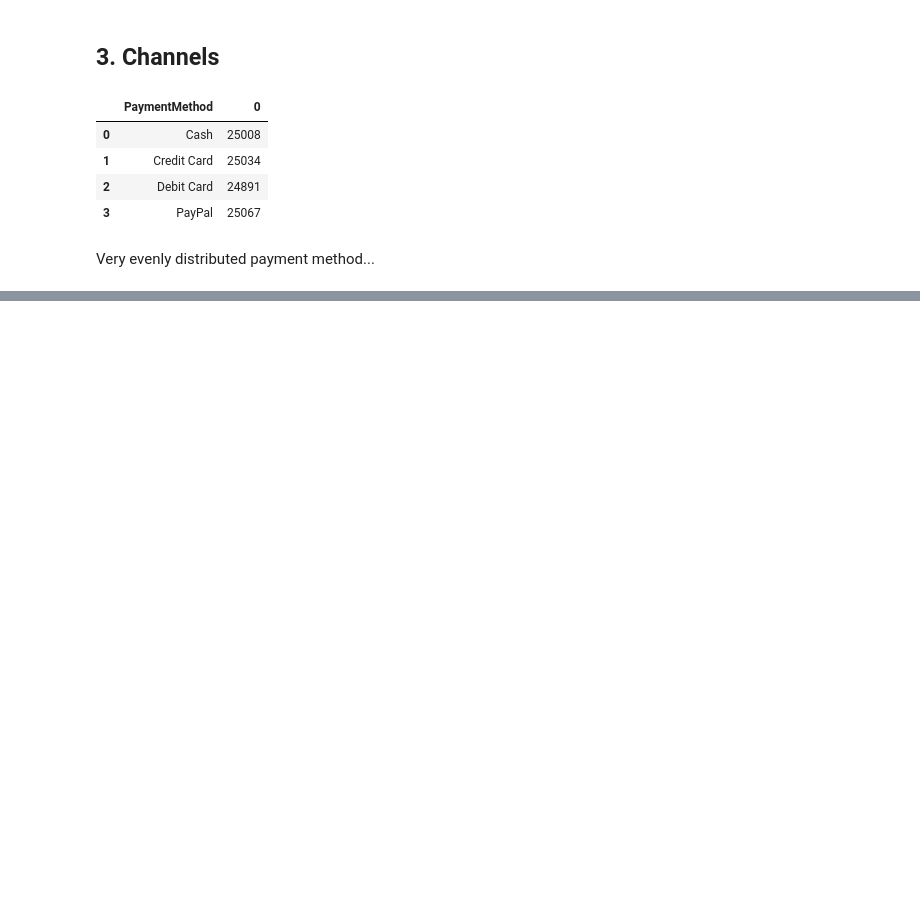
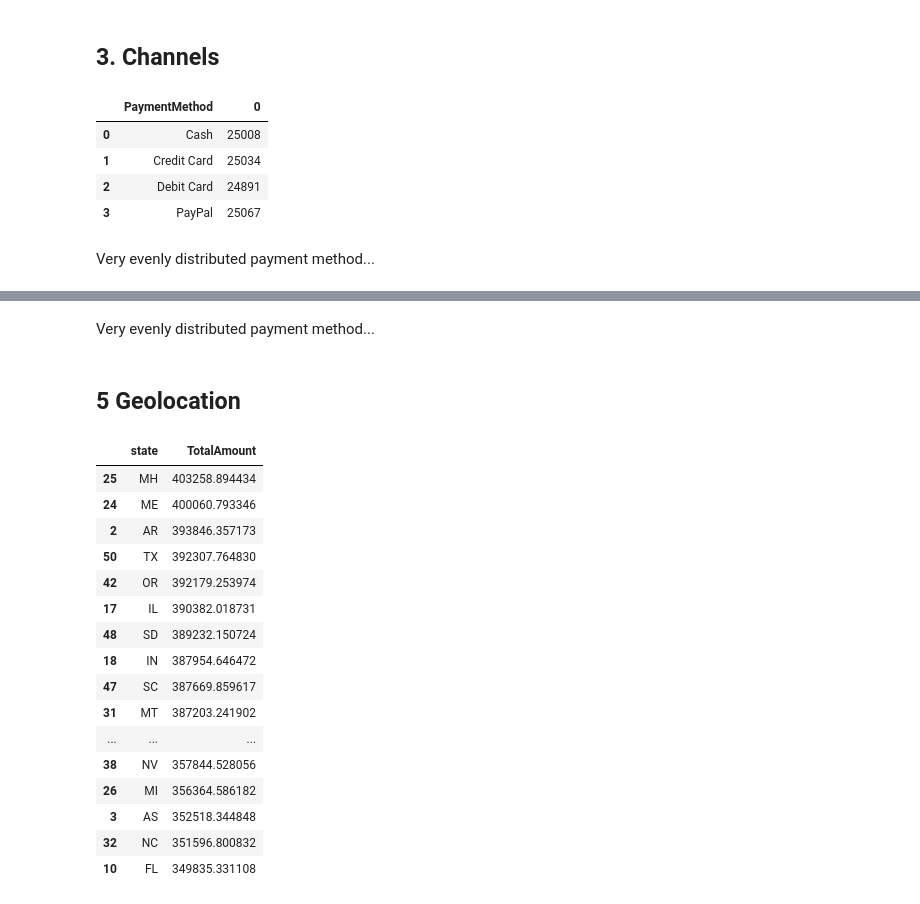
Before and after one commit to Yanxin-Ye/ml-ops-notes, a Jupyter notebook: designing-ml-systems/retail-transactions/visualization_and_insights.ipynb, the cells around one changed output, grey strips where cells are left out. Cells and saved outputs as stored; diff of their text form; code cells hidden in the pictures; blank space fills up the shorter version.

```diff
--- a/designing-ml-systems/retail-transactions/visualization_and_insights.ipynb
+++ b/designing-ml-systems/retail-transactions/visualization_and_insights.ipynb
@@ -224,0 +233,35 @@ Very evenly distributed payment method...
+# %% [markdown]
+Very evenly distributed payment method...
+# %% [markdown]
+## 5 Geolocation
+# %%
+import re
+
+def extract_state_regex(address):
+    # Regex to find a two-letter uppercase state abbreviation after a comma and space
+    match = re.search(r',\s([A-Z]{2})', address)
+    if match:
+        return match.group(1)
+    return None
+
+df["state"] = df["StoreLocation"].apply(extract_state_regex)
+# %%
+df[["state", "TotalAmount"]].groupby("state").sum().reset_index().sort_values(by="TotalAmount", ascending=False)
+# %% [output]
+|  | state | TotalAmount |
+| 25 | MH | 403258.894434 |
+| 24 | ME | 400060.793346 |
+| 2 | AR | 393846.357173 |
+| 50 | TX | 392307.764830 |
+| 42 | OR | 392179.253974 |
+| 17 | IL | 390382.018731 |
+| 48 | SD | 389232.150724 |
+| 18 | IN | 387954.646472 |
+| 47 | SC | 387669.859617 |
+| 31 | MT | 387203.241902 |
+| ... | ... | ... |
+| 38 | NV | 357844.528056 |
+| 26 | MI | 356364.586182 |
+| 3 | AS | 352518.344848 |
+| 32 | NC | 351596.800832 |
+| 10 | FL | 349835.331108 |
```
Also changed, not shown: parts of 6 cells of this notebook.
